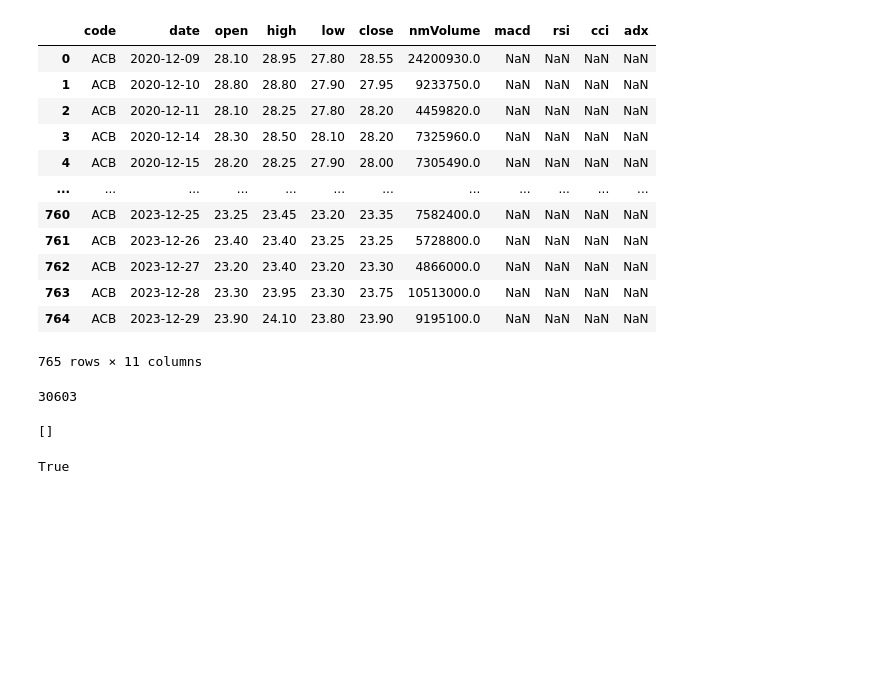
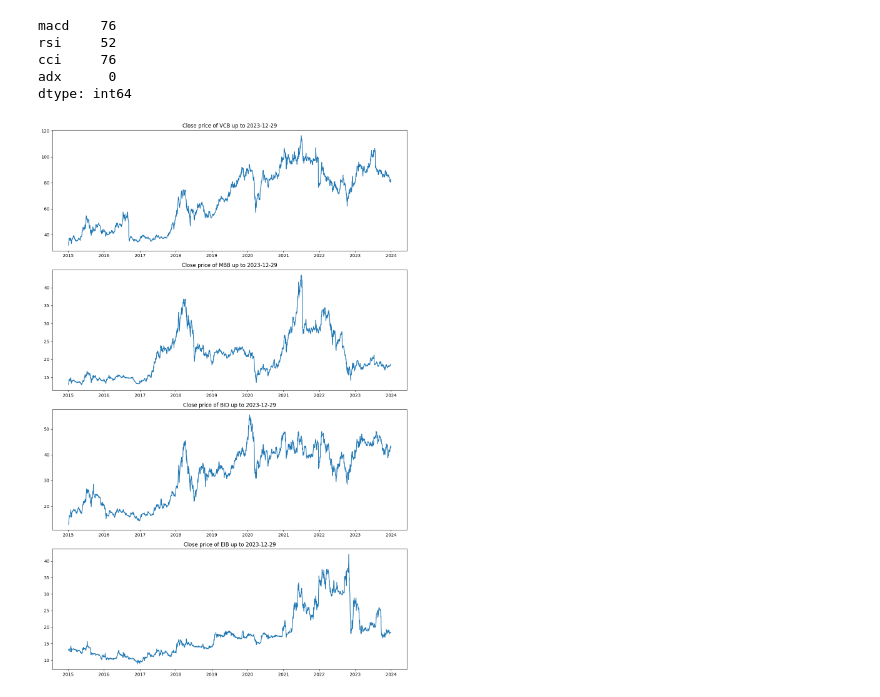
Before and after one commit to CheefNguyen/Stock-market-streaming--model-prediction, a Jupyter notebook: models/back_testing.ipynb, the cells around one changed output. Saved outputs shown, nothing was run; the diff lists cells and outputs as text; code cells hidden in the pictures; blank space fills up the shorter version.

```diff
--- a/models/back_testing.ipynb
+++ b/models/back_testing.ipynb
@@ -79,3 +16,19 @@ Error:
+# %%
+load_dotenv()
+DBUSERNAME = os.environ.get("DB_USERNAME")
+DBPASSSWORD = os.environ.get("DB_PASSWORD")
+client = MongoClient(f"mongodb+srv://{DBUSERNAME}:{DBPASSSWORD}@clusterthesis.keduavv.mongodb.net/")
+db = client["thesis"]
+collection = db["dailyRawData"]
+# collection2 = db["dailyRawData_MA20"]
+# %%
+query = {'date': {'$lt': "2023-12-31"}}
+cursor = collection.find(query, {'_id': 0}).sort('date', 1)
+df = pd.DataFrame(list(cursor))
+tickers = df['code'].unique()
+# %%
+df['date'] = pd.to_datetime(df['date'], format='%Y-%m-%d')
+# df.sort_values(by='date')
 # %%
 df.info()
 # %% [output]
@@ -99,3 +51,0 @@ memory usage: 83.8+ KB
-# %%
-temp = df['MACD'].dropna
-temp
@@ -127,30 +52,20 @@ df.describe()
-# %%
-df[df['code'] == 'ACB']
-# %% [output]
-|  | code | date | open | high | low | close | nmVolume | macd | rsi | cci | adx |
-| 0 | ACB | 2020-12-09 | 28.10 | 28.95 | 27.80 | 28.55 | 24200930.0 | NaN | NaN | NaN | NaN |
-| 1 | ACB | 2020-12-10 | 28.80 | 28.80 | 27.90 | 27.95 | 9233750.0 | NaN | NaN | NaN | NaN |
-| 2 | ACB | 2020-12-11 | 28.10 | 28.25 | 27.80 | 28.20 | 4459820.0 | NaN | NaN | NaN | NaN |
-| 3 | ACB | 2020-12-14 | 28.30 | 28.50 | 28.10 | 28.20 | 7325960.0 | NaN | NaN | NaN | NaN |
-| 4 | ACB | 2020-12-15 | 28.20 | 28.25 | 27.90 | 28.00 | 7305490.0 | NaN | NaN | NaN | NaN |
-| ... | ... | ... | ... | ... | ... | ... | ... | ... | ... | ... | ... |
-| 760 | ACB | 2023-12-25 | 23.25 | 23.45 | 23.20 | 23.35 | 7582400.0 | NaN | NaN | NaN | NaN |
-| 761 | ACB | 2023-12-26 | 23.40 | 23.40 | 23.25 | 23.25 | 5728800.0 | NaN | NaN | NaN | NaN |
-| 762 | ACB | 2023-12-27 | 23.20 | 23.40 | 23.20 | 23.30 | 4866000.0 | NaN | NaN | NaN | NaN |
-| 763 | ACB | 2023-12-28 | 23.30 | 23.95 | 23.30 | 23.75 | 10513000.0 | NaN | NaN | NaN | NaN |
-| 764 | ACB | 2023-12-29 | 23.90 | 24.10 | 23.80 | 23.90 | 9195100.0 | NaN | NaN | NaN | NaN |
-765 rows × 11 columns
-# %%
-np.prod([3, 101, 101])
-# %% [output]
-30603
-# %%
-import tensorflow as tf
-print(tf.config.list_physical_devices('GPU'))
-# %% [output]
-[]
-# %%
-import torch
-torch.cuda.is_available()
-# %% [output]
-True
+# %%
+df[['macd', 'rsi', 'cci', 'adx']].isna().sum()
+# %% [output]
+macd    76
+rsi     52
+cci     76
+adx      0
+dtype: int64
+# %%
+fig, axs = plt.subplots(4, 1, figsize=(12, 18))
+for i, ticker in enumerate(tickers):
+    temp = df[df['code']==ticker]
+    temp.set_index('date', inplace=True)
+    axs[i].plot(temp['close'])
+    axs[i].set_title(f"Close price of {ticker} up to 2023-12-29")
+plt.tight_layout()
+
+plt.show()
+# %% [output]
+[figure, added]
```
Also changed, not shown: parts of 30 cells of this notebook, 32 other files.
